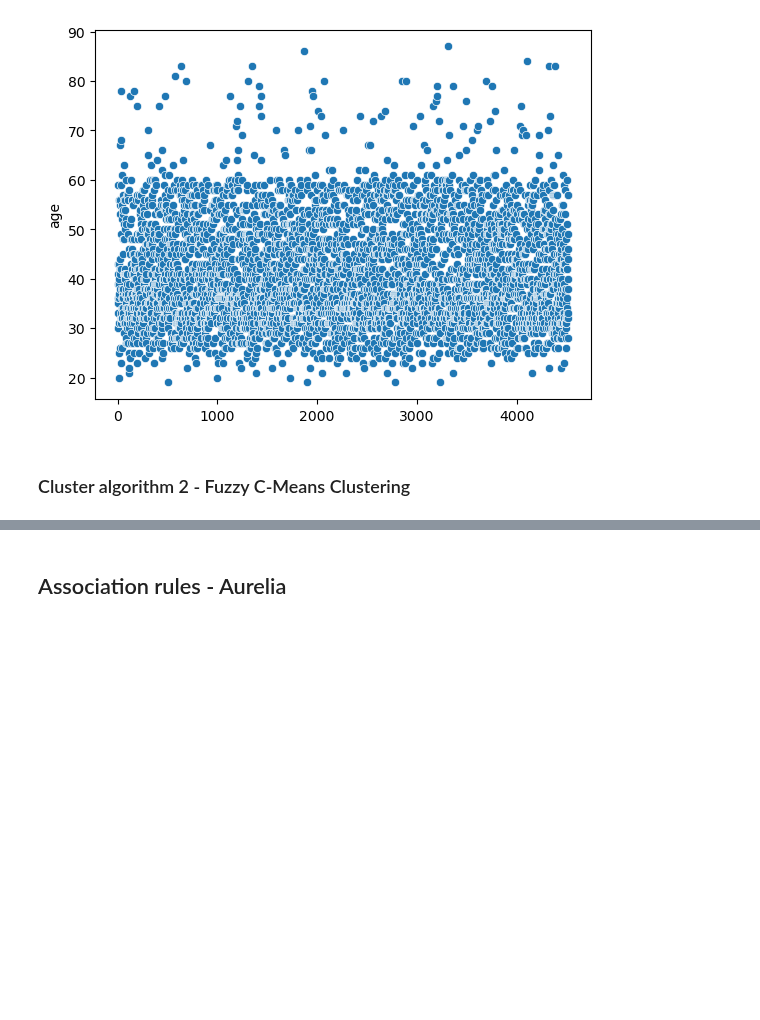
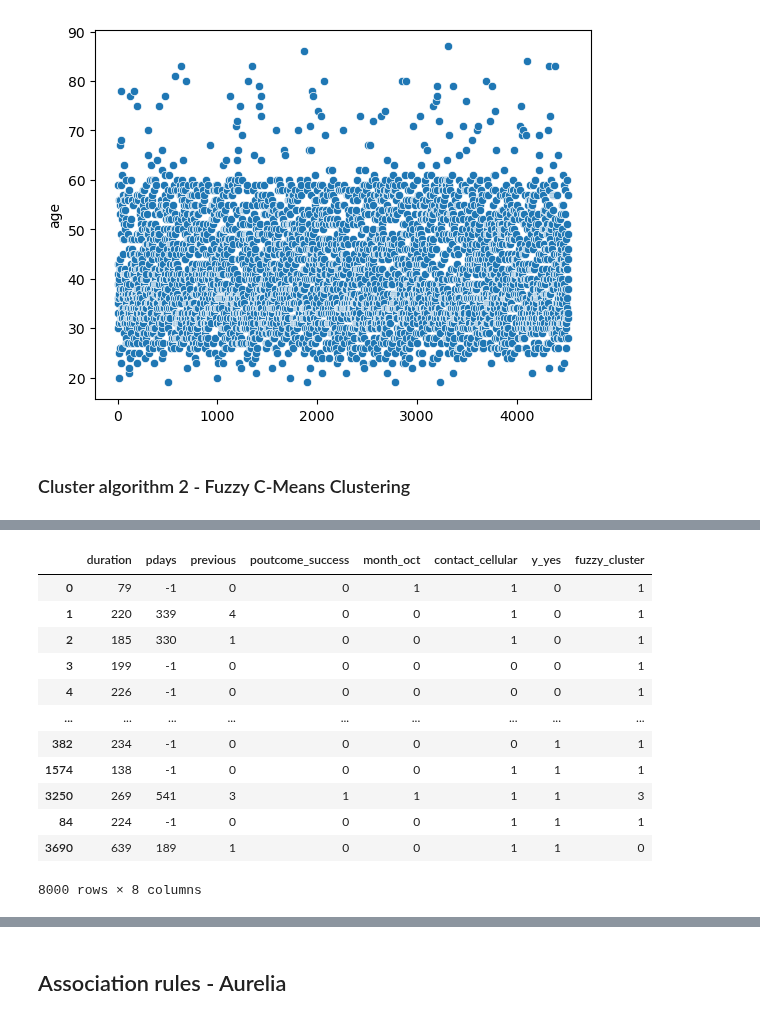
Before and after one commit to DSBE-Semester-A/DataMining, a Jupyter notebook: Assignment2/Assignment_2.ipynb, the cells around one changed output, grey strips where cells are left out. Drawn from its saved outputs; the diff is of its cells as text; code cells hidden in the pictures; blank space fills up the shorter version.

```diff
--- a/Assignment2/Assignment_2.ipynb
+++ b/Assignment2/Assignment_2.ipynb
@@ -332,0 +401,16 @@ sns.scatterplot(df_bank['age'])
+# %%
+df_upsampled[key_features + ['y_yes', 'fuzzy_cluster']]
+# %% [output]
+|  | duration | pdays | previous | poutcome_success | month_oct | contact_cellular | y_yes | fuzzy_cluster |
+| 0 | 79 | -1 | 0 | 0 | 1 | 1 | 0 | 1 |
+| 1 | 220 | 339 | 4 | 0 | 0 | 1 | 0 | 1 |
+| 2 | 185 | 330 | 1 | 0 | 0 | 1 | 0 | 1 |
+| 3 | 199 | -1 | 0 | 0 | 0 | 0 | 0 | 1 |
+| 4 | 226 | -1 | 0 | 0 | 0 | 0 | 0 | 1 |
+| ... | ... | ... | ... | ... | ... | ... | ... | ... |
+| 382 | 234 | -1 | 0 | 0 | 0 | 0 | 1 | 1 |
+| 1574 | 138 | -1 | 0 | 0 | 0 | 1 | 1 | 1 |
+| 3250 | 269 | 541 | 3 | 1 | 1 | 1 | 1 | 3 |
+| 84 | 224 | -1 | 0 | 0 | 0 | 1 | 1 | 1 |
+| 3690 | 639 | 189 | 1 | 0 | 0 | 1 | 1 | 0 |
+8000 rows × 8 columns
```
Also changed, not shown: parts of 5 cells of this notebook.
